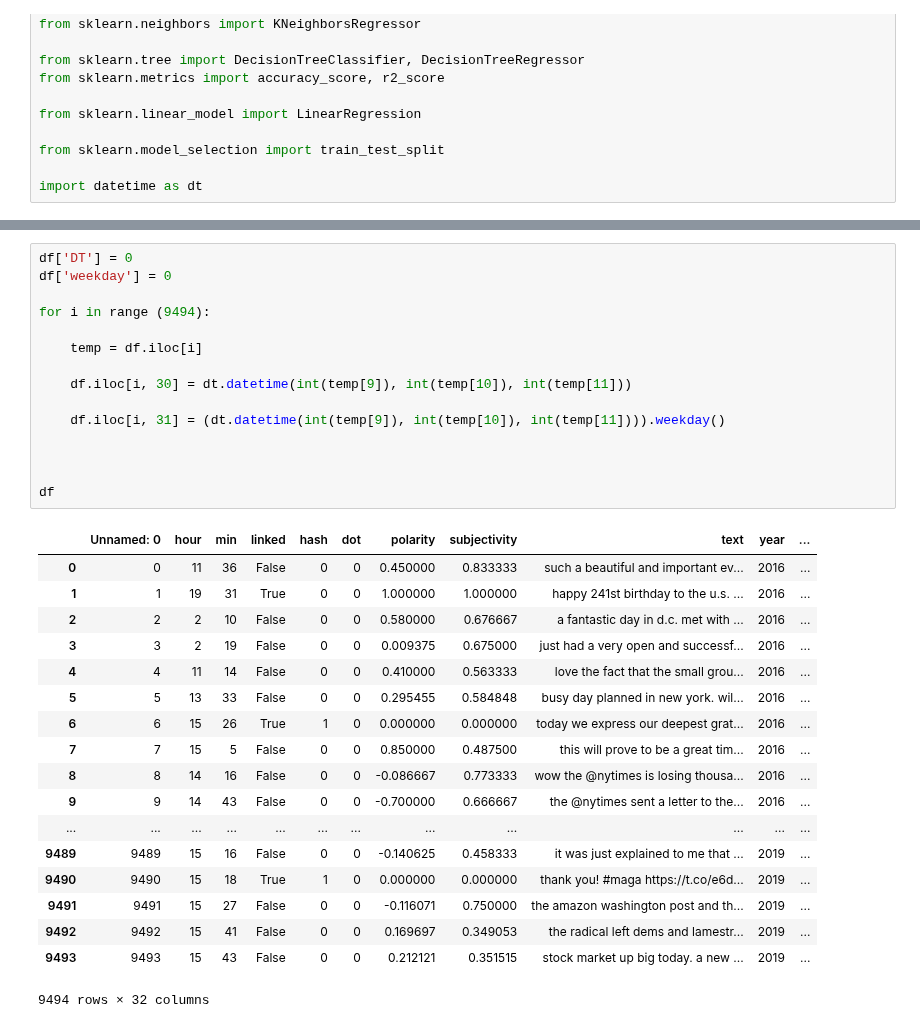
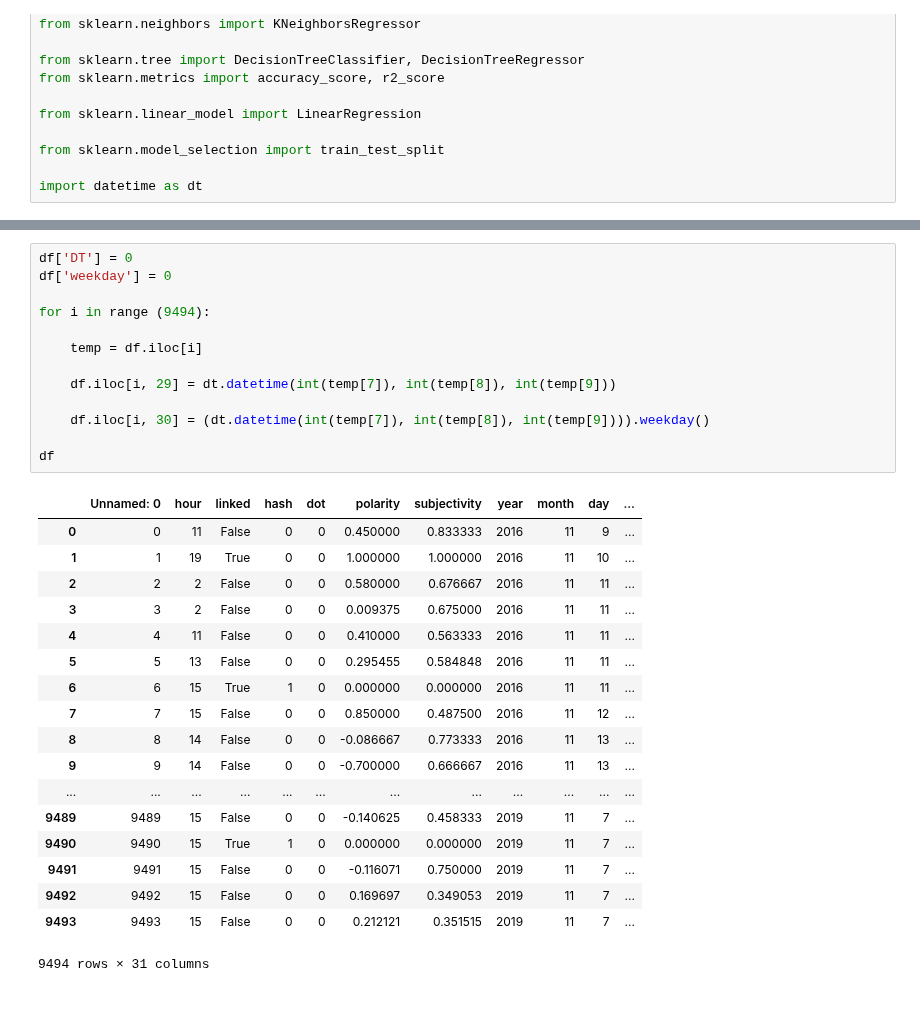
Before and after one commit to ddemarco96/FinalProject40, a Jupyter notebook: convert_reference_date.ipynb, the cells around one changed output, grey strips where cells are left out. Drawn from its saved outputs; the diff is of its cells as text.

Commit message:
datetime latest version

```diff
--- a/convert_reference_date.ipynb
+++ b/convert_reference_date.ipynb
@@ -44,37 +54,35 @@ df
 # %%
 df['DT'] = 0
 df['weekday'] = 0
 
 for i in range (9494):
 
     temp = df.iloc[i]
 
-    df.iloc[i, 30] = dt.datetime(int(temp[9]), int(temp[10]), int(temp[11]))
+    df.iloc[i, 29] = dt.datetime(int(temp[7]), int(temp[8]), int(temp[9]))
 
-    df.iloc[i, 31] = (dt.datetime(int(temp[9]), int(temp[10]), int(temp[11]))).weekday()
-
-
+    df.iloc[i, 30] = (dt.datetime(int(temp[7]), int(temp[8]), int(temp[9]))).weekday()
 
 df
 # %% [output]
-|  | Unnamed: 0 | hour | min | linked | hash | dot | polarity | subjectivity | text | year | ... |
-| 0 | 0 | 11 | 36 | False | 0 | 0 | 0.450000 | 0.833333 | such a beautiful and important ev... | 2016 | ... |
-| 1 | 1 | 19 | 31 | True | 0 | 0 | 1.000000 | 1.000000 | happy 241st birthday to the u.s. ... | 2016 | ... |
-| 2 | 2 | 2 | 10 | False | 0 | 0 | 0.580000 | 0.676667 | a fantastic day in d.c. met with ... | 2016 | ... |
-| 3 | 3 | 2 | 19 | False | 0 | 0 | 0.009375 | 0.675000 | just had a very open and successf... | 2016 | ... |
-| 4 | 4 | 11 | 14 | False | 0 | 0 | 0.410000 | 0.563333 | love the fact that the small grou... | 2016 | ... |
-| 5 | 5 | 13 | 33 | False | 0 | 0 | 0.295455 | 0.584848 | busy day planned in new york. wil... | 2016 | ... |
-| 6 | 6 | 15 | 26 | True | 1 | 0 | 0.000000 | 0.000000 | today we express our deepest grat... | 2016 | ... |
-| 7 | 7 | 15 | 5 | False | 0 | 0 | 0.850000 | 0.487500 | this will prove to be a great tim... | 2016 | ... |
-| 8 | 8 | 14 | 16 | False | 0 | 0 | -0.086667 | 0.773333 | wow the @nytimes is losing thousa... | 2016 | ... |
-| 9 | 9 | 14 | 43 | False | 0 | 0 | -0.700000 | 0.666667 | the @nytimes sent a letter to the... | 2016 | ... |
+|  | Unnamed: 0 | hour | linked | hash | dot | polarity | subjectivity | year | month | day | ... |
+| 0 | 0 | 11 | False | 0 | 0 | 0.450000 | 0.833333 | 2016 | 11 | 9 | ... |
+| 1 | 1 | 19 | True | 0 | 0 | 1.000000 | 1.000000 | 2016 | 11 | 10 | ... |
+| 2 | 2 | 2 | False | 0 | 0 | 0.580000 | 0.676667 | 2016 | 11 | 11 | ... |
+| 3 | 3 | 2 | False | 0 | 0 | 0.009375 | 0.675000 | 2016 | 11 | 11 | ... |
+| 4 | 4 | 11 | False | 0 | 0 | 0.410000 | 0.563333 | 2016 | 11 | 11 | ... |
+| 5 | 5 | 13 | False | 0 | 0 | 0.295455 | 0.584848 | 2016 | 11 | 11 | ... |
+| 6 | 6 | 15 | True | 1 | 0 | 0.000000 | 0.000000 | 2016 | 11 | 11 | ... |
+| 7 | 7 | 15 | False | 0 | 0 | 0.850000 | 0.487500 | 2016 | 11 | 12 | ... |
+| 8 | 8 | 14 | False | 0 | 0 | -0.086667 | 0.773333 | 2016 | 11 | 13 | ... |
+| 9 | 9 | 14 | False | 0 | 0 | -0.700000 | 0.666667 | 2016 | 11 | 13 | ... |
 | ... | ... | ... | ... | ... | ... | ... | ... | ... | ... | ... | ... |
-| 9489 | 9489 | 15 | 16 | False | 0 | 0 | -0.140625 | 0.458333 | it was just explained to me that ... | 2019 | ... |
-| 9490 | 9490 | 15 | 18 | True | 1 | 0 | 0.000000 | 0.000000 | thank you! #maga https://t.co/e6d... | 2019 | ... |
-| 9491 | 9491 | 15 | 27 | False | 0 | 0 | -0.116071 | 0.750000 | the amazon washington post and th... | 2019 | ... |
-| 9492 | 9492 | 15 | 41 | False | 0 | 0 | 0.169697 | 0.349053 | the radical left dems and lamestr... | 2019 | ... |
-| 9493 | 9493 | 15 | 43 | False | 0 | 0 | 0.212121 | 0.351515 | stock market up big today. a new ... | 2019 | ... |
+| 9489 | 9489 | 15 | False | 0 | 0 | -0.140625 | 0.458333 | 2019 | 11 | 7 | ... |
+| 9490 | 9490 | 15 | True | 1 | 0 | 0.000000 | 0.000000 | 2019 | 11 | 7 | ... |
+| 9491 | 9491 | 15 | False | 0 | 0 | -0.116071 | 0.750000 | 2019 | 11 | 7 | ... |
+| 9492 | 9492 | 15 | False | 0 | 0 | 0.169697 | 0.349053 | 2019 | 11 | 7 | ... |
+| 9493 | 9493 | 15 | False | 0 | 0 | 0.212121 | 0.351515 | 2019 | 11 | 7 | ... |
-9494 rows × 32 columns
+9494 rows × 31 columns
 # %%
 df
 
```
Also changed, not shown: parts of 6 cells of this notebook.
